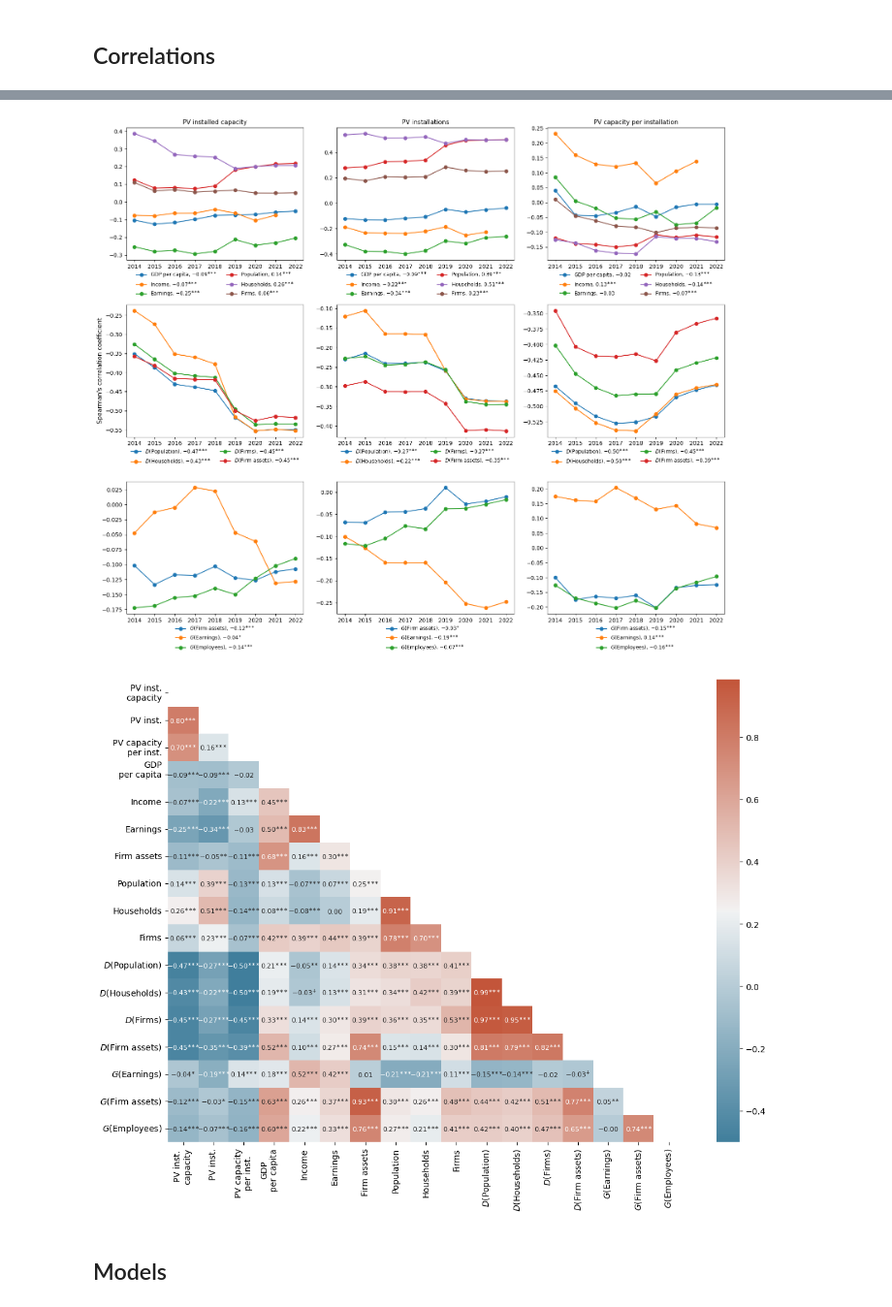
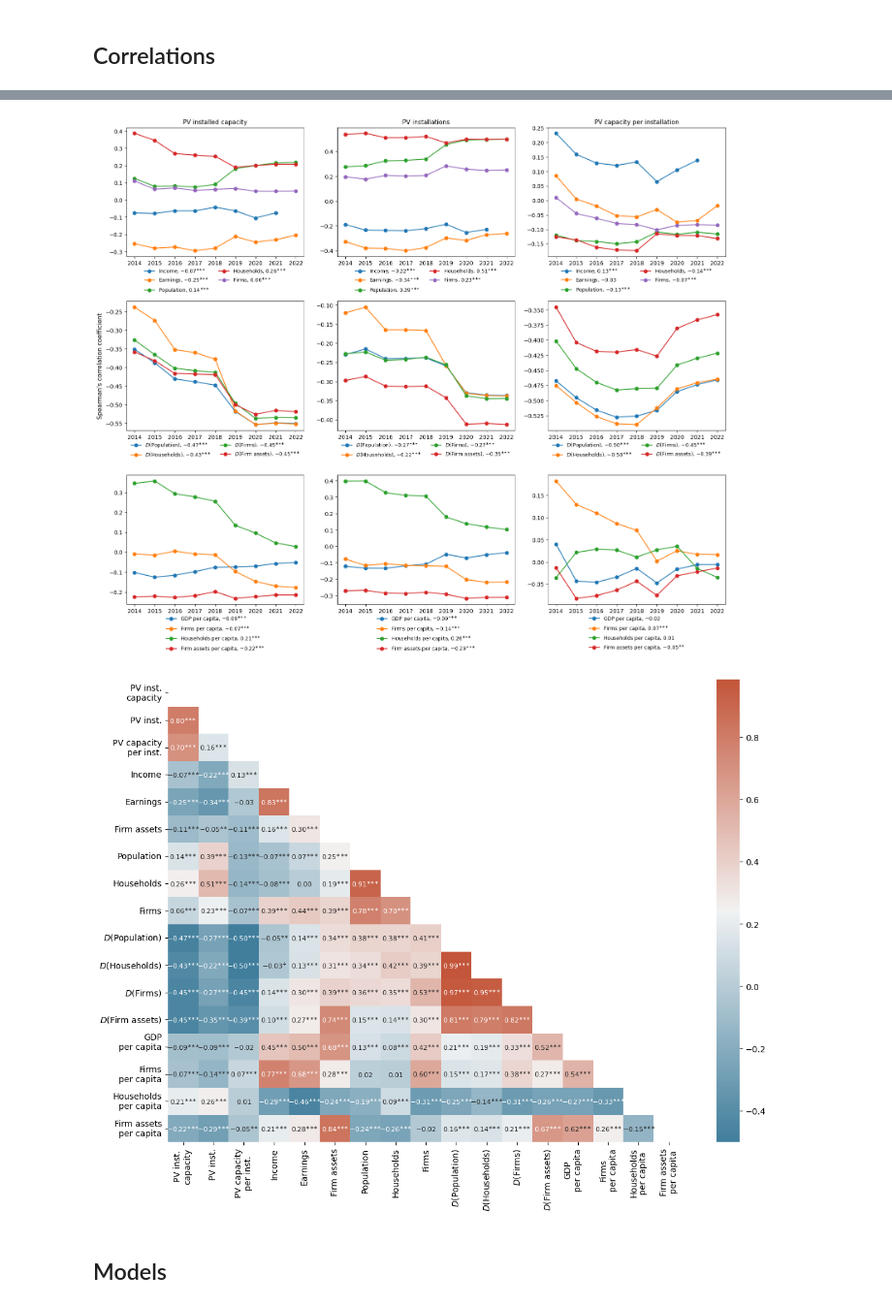
Before and after one commit to Ellariel/uktest, a Jupyter notebook: analysis.ipynb, the cells around one changed output, grey strips where cells are left out. Shown at 97% size. Saved outputs shown, nothing was run; the diff lists cells and outputs as text; code cells hidden in the pictures.

```diff
--- a/analysis.ipynb
+++ b/analysis.ipynb
@@ -349,9 +349,13 @@ vars = ["log_gdp_cap",
         "hdensity",
         "fdensity",
         "adensity",
-        "gini_assets",
-        "gini_earnings",
-        "gini_employees",]
+        #"gini_assets",
+        #"gini_earnings",
+        #"gini_employees",
+        "log_fcapacity",
+        "log_hcapacity",
+        "log_acapacity",
+        ]
 corr_results = []
 for k in ['log_pv_cap', 'log_pv_inst', 'pv_cap_per_inst']:
     d = {}
@@ -425,7 +429,7 @@ for y in df["year"].unique():
         pv_cap_per_inst_corr_results.append(d)
 pv_cap_per_inst_corr_results = pd.DataFrame(pv_cap_per_inst_corr_results)
 # %%
-labels = {"r_log_gdp_cap": "GDP per capita",
+labels = {#"r_log_gdp_cap": "GDP per capita",
         "r_log_income": "Income",
         "r_log_earnings": "Earnings",
 
@@ -440,6 +444,11 @@ labels = {"r_log_gdp_cap": "GDP per capita",
         "r_fdensity": "$D$(Firms)",
         "r_adensity": "$D$(Firm assets)",
 
+        "r_log_gdp_cap": "GDP per capita",
+        "r_log_fcapacity": "Firms per capita",
+        "r_log_hcapacity": "Households per capita",
+        "r_log_acapacity": "Firm assets per capita",
+
         "r_gini_earnings": "$G$(Earnings)",
         "r_gini_assets": "$G$(Firm assets)",
         "r_gini_employees": "$G$(Employees)",
@@ -450,7 +459,7 @@ labels = {"r_log_gdp_cap": "GDP per capita",
 
 fig = plt.figure(figsize=(5.3 * 3, 4.5 * 3))
 
-vars1 = ["log_gdp_cap",
+vars1 = [#"log_gdp_cap",
         "log_income",
         "log_earnings",
         "log_population",
@@ -570,9 +579,14 @@ vars3 = [#"log_gdp_cap",
         #"hdensity",
         #"fdensity",
         #"adensity",
-        "gini_assets",
-        "gini_earnings",
-        "gini_employees",
+        #"gini_assets",
+        #"gini_earnings",
+        #"gini_employees",
+
+        "log_gdp_cap",
+        "log_fcapacity",
+        "log_hcapacity",
+        "log_acapacity",
         ]
 
 ax_left = fig.add_subplot(3, 3, 7)
@@ -624,14 +638,14 @@ fig.savefig(
         format="pdf",
     )
 # %% [output]
-[figure, old version]
+[figure, new version]
 # %%
 vars = [
         "log_pv_cap",
         "log_pv_inst",
         "pv_cap_per_inst",
 
-        "log_gdp_cap",
+        #"log_gdp_cap",
         "log_income",
         "log_earnings",
         "log_assets",
@@ -646,9 +660,13 @@ vars = [
         "fdensity",
         "adensity",
 
-        "gini_earnings",
-        "gini_assets",
-        "gini_employees",
+        #"gini_earnings",
+        #"gini_assets",
+        #"gini_employees",
+        "log_gdp_cap",
+        "log_fcapacity",
+        "log_hcapacity",
+        "log_acapacity",
         ]
 full_corr_results_r = {}
 full_corr_results_p = {}
@@ -679,7 +697,7 @@ labels = {
         "log_pv_inst": "PV inst.",
         "pv_cap_per_inst": "PV capacity\nper inst.",
 
-        "log_gdp_cap": "GDP\nper capita\n",
+        #"log_gdp_cap": "GDP\nper capita\n",
         "log_income": "Income",
         "log_earnings": "Earnings",
         "log_assets": "Firm assets",
@@ -693,37 +711,42 @@ labels = {
         "hdensity": "$D$(Households)",
         "fdensity": "$D$(Firms)",
         "adensity": "$D$(Firm assets)",
 
-        "gini_earnings": "$G$(Earnings)",
-        "gini_assets": "$G$(Firm assets)",
-        "gini_employees": "$G$(Employees)",
+        #"gini_earnings": "$G$(Earnings)",
+        #"gini_assets": "$G$(Firm assets)",
+        #"gini_employees": "$G$(Employees)",
+
+        "log_gdp_cap": "GDP\nper capita\n",
+        "log_fcapacity": "Firms\nper capita",
+        "log_hcapacity": "Households\nper capita",
+        "log_acapacity": "Firm assets\nper capita",
 }
 
 fig = plt.figure(figsize=(12, 9))
 ax_left = fig.add_subplot()
 c = pd.DataFrame(full_corr_results_r).copy()
 c = c.reindex(index=labels.keys(), columns=labels.keys())
 p = pd.DataFrame(full_corr_results_p).copy()
 p = p.reindex(index=labels.keys(), columns=labels.keys())
 a = c.copy().astype(str)
 for i in a.keys():
     for j in a[i].keys():
         a.loc[i, j] = f"${c[i][j]:.2f}^{{{get_stars(p[i][j])}}}$".replace('*', r'{\ast}')
 c = c.rename(columns=labels)
 c.index = c.index.map(labels)
 cmap = sns.diverging_palette(230, 20, n=256, as_cmap=True) #cmap="YlGnBu"
 mask = np.triu(np.ones_like(c, dtype=bool))
 ax_left = sns.heatmap(c, cmap=cmap, mask=mask, annot_kws={'va':'center', 'fontsize': 7.8}, fmt='',
                  robust=False, ax=ax_left, cbar=True, annot=a)
 fig.tight_layout(pad=1.01)
 fig.savefig(
         os.path.join(results_dir, "fig_corr2.pdf"),
         dpi=1200,
         bbox_inches="tight",
         format="pdf",
     )
 # %% [output]
-[figure, old version]
+[figure, new version]
 # %% [markdown]
 ## Models
 # %%
```
Also changed, not shown: parts of 1 cell of this notebook, 4 other files.
